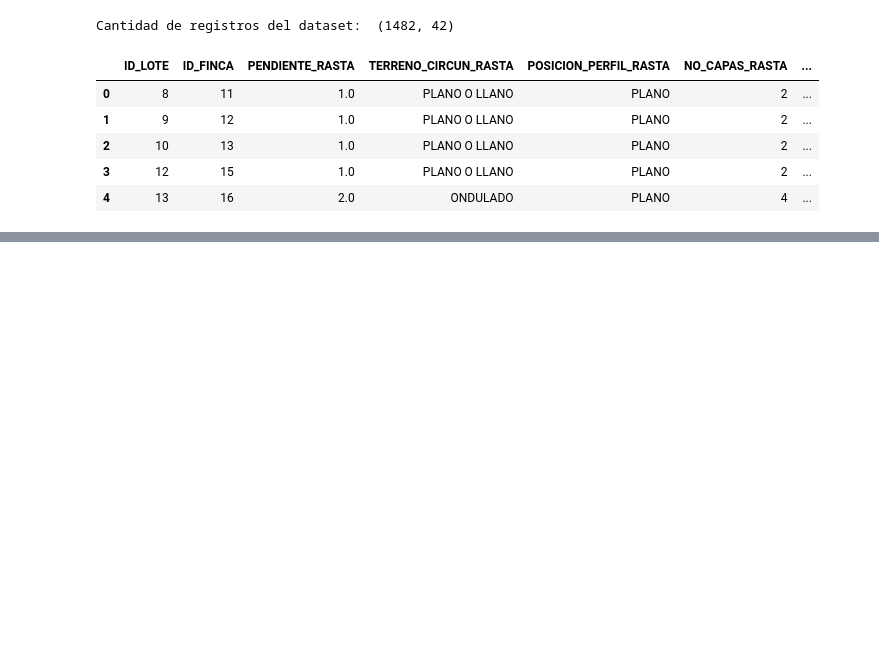
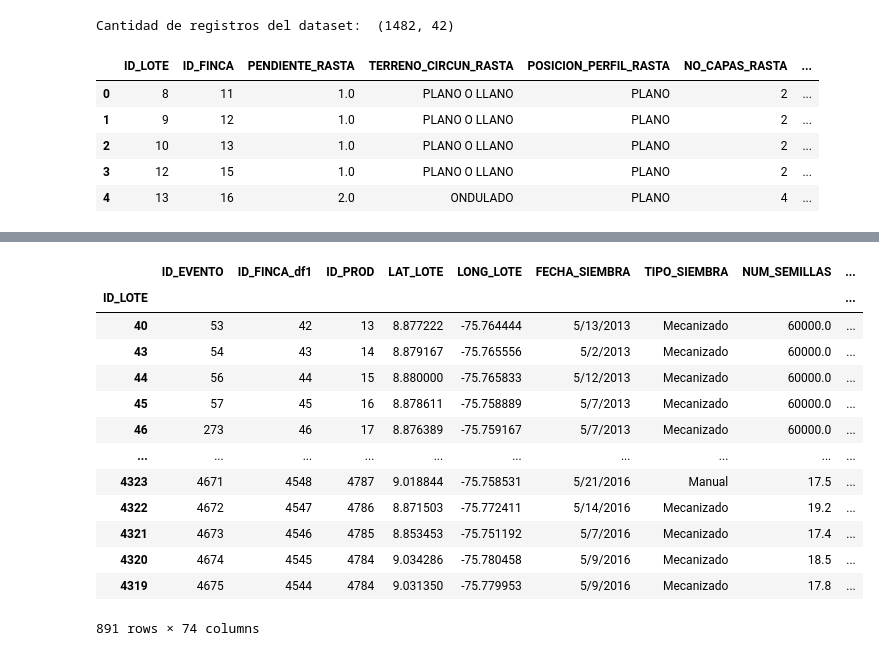
Before and after one commit to GermanMoran/TesisMaestria, a Jupyter notebook: codigos/EDA_CIAT_FENALCE.ipynb, the cells around one changed output, grey strips where cells are left out. Saved outputs shown, nothing was run; the diff lists cells and outputs as text; code cells hidden in the pictures; blank space fills up the shorter version.

Commit message:
Union de datasets medinte el metodo merge

```diff
--- a/codigos/EDA_CIAT_FENALCE.ipynb
+++ b/codigos/EDA_CIAT_FENALCE.ipynb
@@ -94,7 +93,7 @@ dtype: int64
 # %%
 # Se eliminan las columnas del dataset original.
 ColumnasEliminar = ['TIPO_DE_SEMILLA','HABITO_CRECIMIENTO','ORIGEN_SEMILLA','INOCULACION_SEMILLAS','NUEVA_INOCULACION_SEMILLAS','PRODUCTO_USADO','NUEVO_MATERIAL_GENETICO','OTRO_CULT_ANT','RESIEMBRA','OBSERVACIONES_COSECHA']
-df_ProductionsEvents = Prductions_Events.drop(ColumnasEliminar, axis=1)
+df_ProductionsEvents = Productions_Events.drop(ColumnasEliminar, axis=1)
 print("Cantidad de registros del dataset: ",df_ProductionsEvents.shape)
 df_ProductionsEvents.head(5)
 # %% [output]
@@ -239,3 +234,0 @@ Cantidad de registros del dataset:  (1482, 42)
-# %%
-# Se juntan los 2 datsets mediante el metodo join
-df_cordoba = Prductions_Events.join(df_rasta_maiz_inferida.set_index('ID_LOTE'), on='ID_LOTE')
@@ -243,0 +258,23 @@ ValueError: columns overlap but no suffix specified: Index(['ID_FINCA'], dtype='
+# %%
+df11 = df1_ProductionsEvents.copy()
+df11.set_index('ID_LOTE', inplace=True)
+df22 =  df_rasta_maiz_inferida.copy()
+df22.set_index('ID_LOTE', inplace=True)
+# %%
+df_cordoba_join = df11.join(df22, lsuffix = '_df1', rsuffix = '_df2', on='ID_LOTE')
+df_cordoba_join
+# %% [output]
+|  | ID_EVENTO | ID_FINCA_df1 | ID_PROD | LAT_LOTE | LONG_LOTE | FECHA_SIEMBRA | TIPO_SIEMBRA | NUM_SEMILLAS | ... |
+| ID_LOTE |  |  |  |  |  |  |  |  | ... |
+| 40 | 53 | 42 | 13 | 8.877222 | -75.764444 | 5/13/2013 | Mecanizado | 60000.0 | ... |
+| 43 | 54 | 43 | 14 | 8.879167 | -75.765556 | 5/2/2013 | Mecanizado | 60000.0 | ... |
+| 44 | 56 | 44 | 15 | 8.880000 | -75.765833 | 5/12/2013 | Mecanizado | 60000.0 | ... |
+| 45 | 57 | 45 | 16 | 8.878611 | -75.758889 | 5/7/2013 | Mecanizado | 60000.0 | ... |
+| 46 | 273 | 46 | 17 | 8.876389 | -75.759167 | 5/7/2013 | Mecanizado | 60000.0 | ... |
+| ... | ... | ... | ... | ... | ... | ... | ... | ... | ... |
+| 4323 | 4671 | 4548 | 4787 | 9.018844 | -75.758531 | 5/21/2016 | Manual | 17.5 | ... |
+| 4322 | 4672 | 4547 | 4786 | 8.871503 | -75.772411 | 5/14/2016 | Mecanizado | 19.2 | ... |
+| 4321 | 4673 | 4546 | 4785 | 8.853453 | -75.751192 | 5/7/2016 | Mecanizado | 17.4 | ... |
+| 4320 | 4674 | 4545 | 4784 | 9.034286 | -75.780458 | 5/9/2016 | Mecanizado | 18.5 | ... |
+| 4319 | 4675 | 4544 | 4784 | 9.031350 | -75.779953 | 5/9/2016 | Mecanizado | 17.8 | ... |
+891 rows × 74 columns
```
Also changed, not shown: parts of 12 cells of this notebook, 1 other file.
